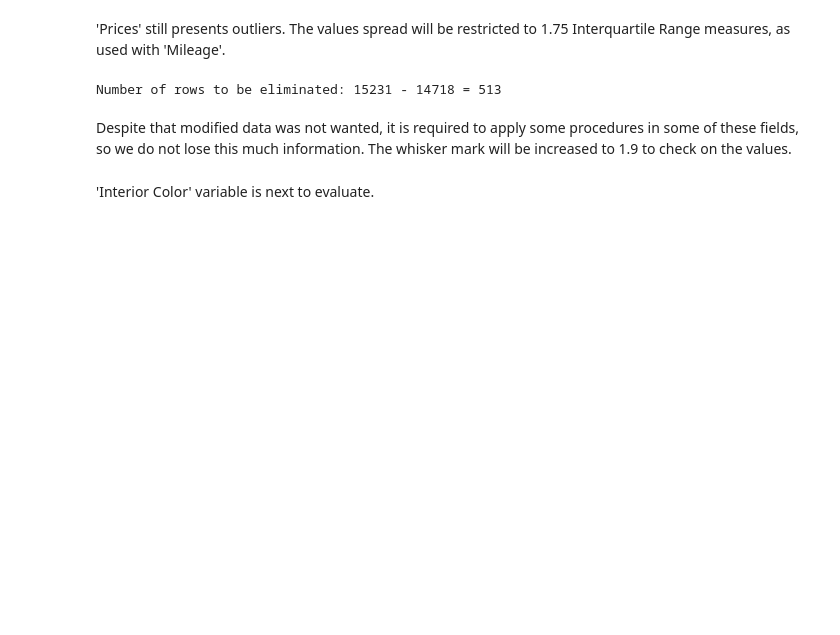
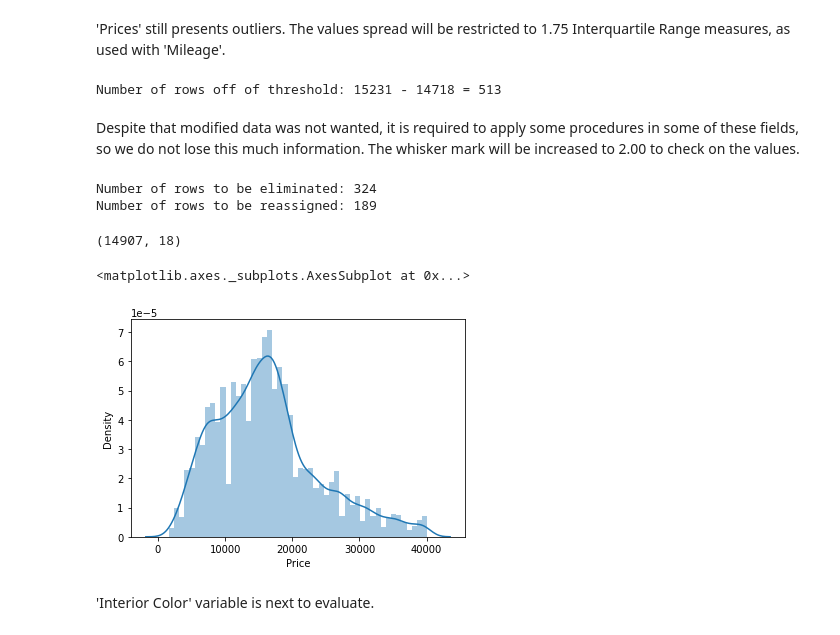
Before and after one commit to AlejandroPenaloza/cars-value-predictor, a Jupyter notebook: predictor.ipynb, the cells around one changed output. Saved outputs shown, nothing was run; the diff lists cells and outputs as text; code cells hidden in the pictures; blank space fills up the shorter version.

```diff
--- a/predictor.ipynb
+++ b/predictor.ipynb
@@ -675,18 +675,37 @@ sns.boxplot(vehicles_dataset['Price'], whis=1.75, ax=ax)
 'Prices' still presents outliers.
 The values spread will be restricted to 1.75 Interquartile Range measures, as used with 'Mileage'.
 # %%
-# Dataframe taking away outliers according to 1.75 times the interquartile range
-filtered_df = vehicles_dataset[(vehicles_dataset['Price'] > price_quartile1 - 1.75 * price_iqr) & (
+# filtered dataframe taking away values off 1.75 times the interquartile range
+filtered_175_df = vehicles_dataset[(vehicles_dataset['Price'] > price_quartile1 - 1.75 * price_iqr) & (
       vehicles_dataset['Price'] < price_quartile3 + 1.75 * price_iqr)]
-outliers_number = len(vehicles_dataset['Price']) - len(filtered_df['Price'])
+outliers_number = len(vehicles_dataset['Price']) - len(filtered_175_df['Price'])
 print(
-    "Number of rows to be eliminated:", vehicles_dataset.shape[0], "-",
-    filtered_df.shape[0], "=", outliers_number)
+    "Number of rows off of threshold:", vehicles_dataset.shape[0], "-",
+    filtered_175_df.shape[0], "=", outliers_number)
 # %% [output]
-Number of rows to be eliminated: 15231 - 14718 = 513
+Number of rows off of threshold: 15231 - 14718 = 513
 # %% [markdown]
 Despite that modified data was not wanted, it is required to apply some procedures in some of these fields, so we do not lose this much information.
-The whisker mark will be increased to 1.9 to check on the values.
+The whisker mark will be increased to 2.00 to check on the values.
+# %%
+# filtered dataframe taking away values off 2 times the interquartile range
+filtered_200_df = vehicles_dataset[(vehicles_dataset['Price'] > price_quartile1 - 2 * price_iqr) & (
+      vehicles_dataset['Price'] < price_quartile3 + 2 * price_iqr)]
+print("Number of rows to be eliminated:", vehicles_dataset.shape[0] - filtered_200_df.shape[0])
+print("Number of rows to be reassigned:", filtered_200_df.shape[0] - filtered_175_df.shape[0])
+# %% [output]
+Number of rows to be eliminated: 324
+Number of rows to be reassigned: 189
+# %%
+vehicles_dataset = filtered_200_df
+price_mean = np.mean(vehicles_dataset['Price'])
+vehicles_dataset['Price'].where(vehicles_dataset['Price'] > price_quartile3 + 1.75 * price_iqr, other=price_mean)
+print(vehicles_dataset.shape)
+sns.distplot(vehicles_dataset['Price'])
+# %% [output]
+(14907, 18)
+<matplotlib.axes._subplots.AxesSubplot at 0x...>
+[figure, added]
 # %% [markdown]
 'Interior Color' variable is next to evaluate.
 # %%
```
Also changed, not shown: parts of 32 cells of this notebook.
